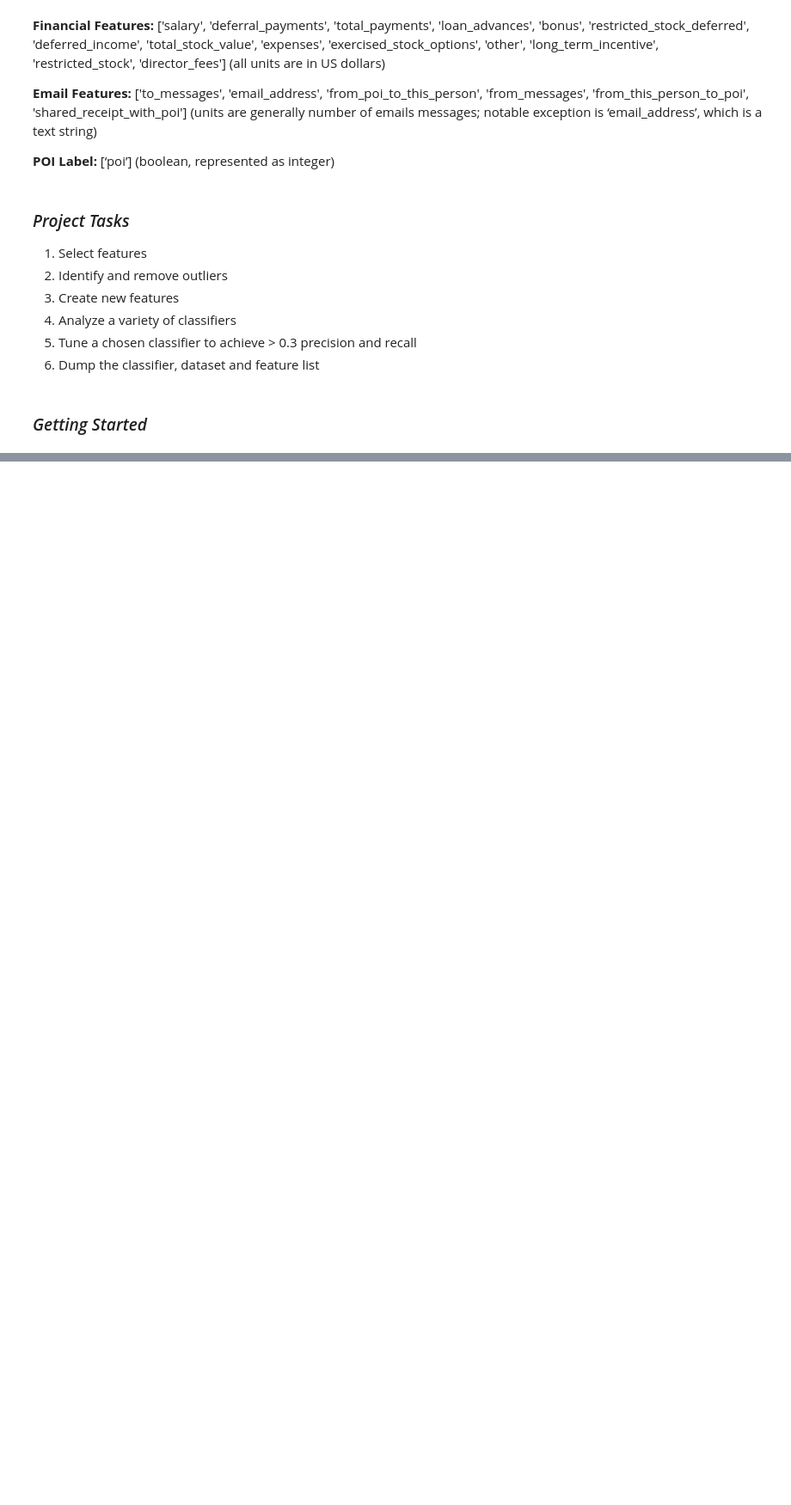
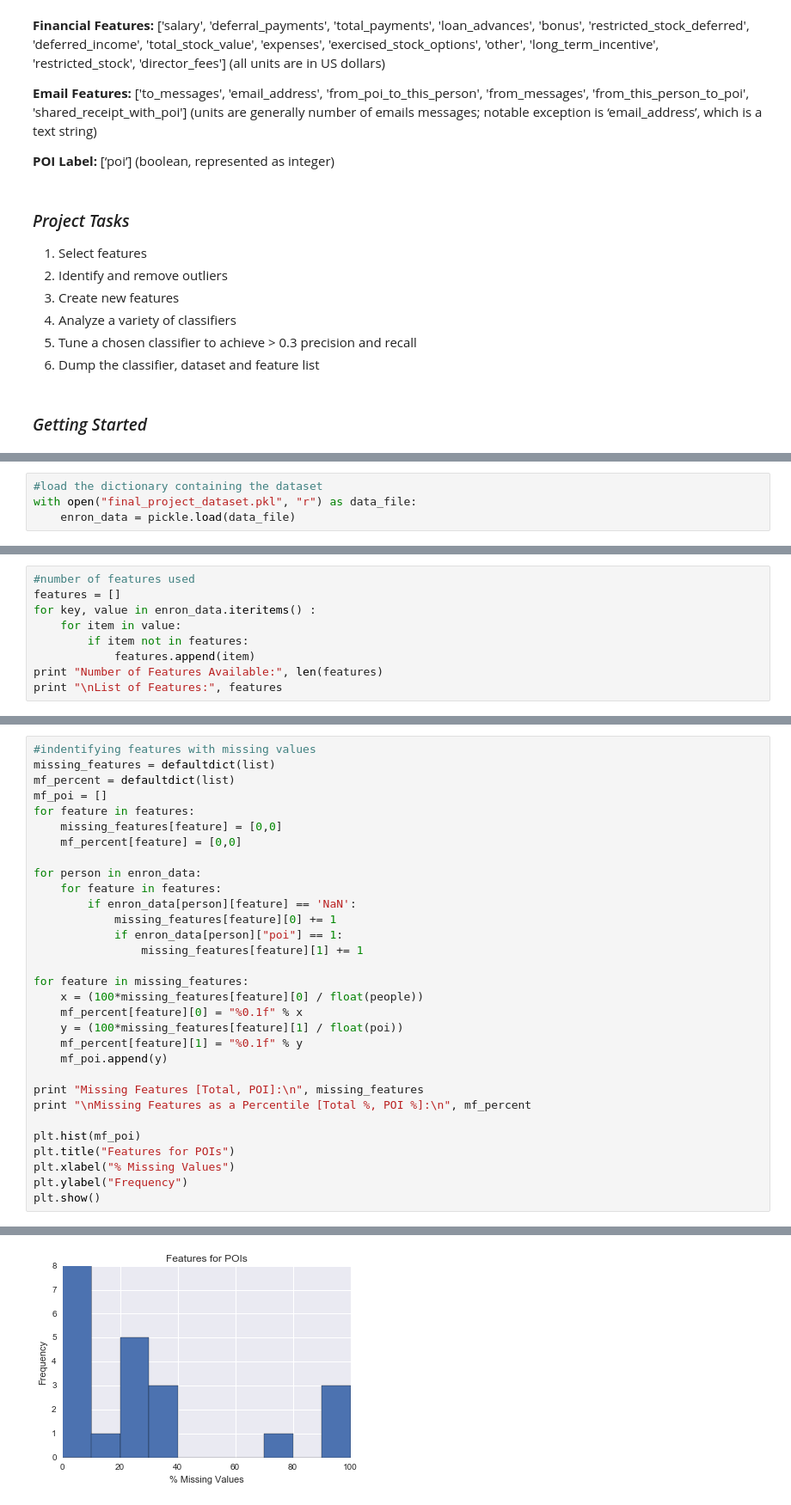
Before and after one commit to LayneNewhouse/Machine-Learning, a Jupyter notebook: Project5.ipynb, the cells around one changed output, grey strips where cells are left out. Shown at 86% size. Saved outputs shown, nothing was run; the diff lists cells and outputs as text; blank space fills up the shorter version.

Commit message:
added understanding the dataset, feature removal, datapoint removal

```diff
--- a/Project5.ipynb
+++ b/Project5.ipynb
@@ -62,0 +68,4 @@ Above is a consolidated list of the imported functions and modules that were use
+# %%
+#load the dictionary containing the dataset
+with open("final_project_dataset.pkl", "r") as data_file:
+    enron_data = pickle.load(data_file)
@@ -62,0 +103,9 @@ Above is a consolidated list of the imported functions and modules that were use
+# %%
+#number of features used
+features = []
+for key, value in enron_data.iteritems() :
+    for item in value:
+        if item not in features:
+            features.append(item)
+print "Number of Features Available:", len(features)
+print "\nList of Features:", features
@@ -62,0 +116,32 @@ Above is a consolidated list of the imported functions and modules that were use
+# %%
+#indentifying features with missing values
+missing_features = defaultdict(list)
+mf_percent = defaultdict(list)
+mf_poi = []
+for feature in features:
+    missing_features[feature] = [0,0]
+    mf_percent[feature] = [0,0]
+
+for person in enron_data:
+    for feature in features:
+        if enron_data[person][feature] == 'NaN':
+            missing_features[feature][0] += 1
+            if enron_data[person]["poi"] == 1:
+                missing_features[feature][1] += 1
+
+for feature in missing_features:
+    x = (100*missing_features[feature][0] / float(people))
+    mf_percent[feature][0] = "%0.1f" % x
+    y = (100*missing_features[feature][1] / float(poi))
+    mf_percent[feature][1] = "%0.1f" % y
+    mf_poi.append(y)
+
+print "Missing Features [Total, POI]:\n", missing_features
+print "\nMissing Features as a Percentile [Total %, POI %]:\n", mf_percent
+
+plt.hist(mf_poi)
+plt.title("Features for POIs")
+plt.xlabel("% Missing Values")
+plt.ylabel("Frequency")
+plt.show()
+# %% [output]
@@ -62,0 +153 @@ Above is a consolidated list of the imported functions and modules that were use
+[figure, added]
```
Also changed, not shown: parts of 17 cells of this notebook.
